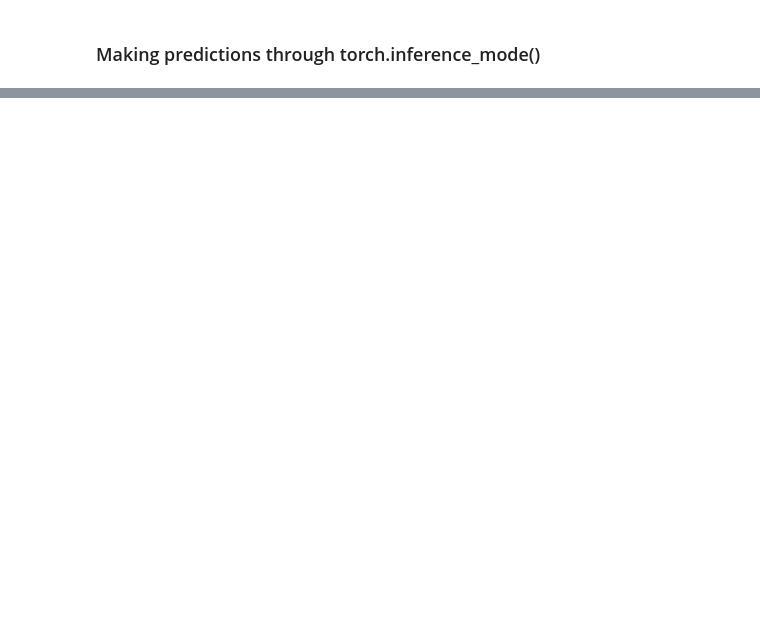
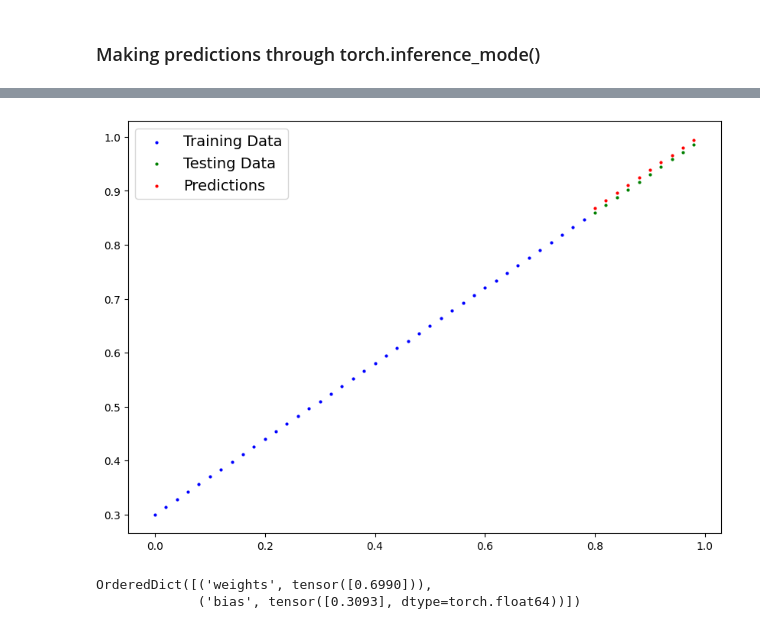
Before and after one commit to asimthaha/CV_fundamentals, a Jupyter notebook: 01_Pytorch_workflow.ipynb, the cells around one changed output, grey strips where cells are left out. Cells and saved outputs as stored; diff of their text form; code cells hidden in the pictures; blank space fills up the shorter version.

```diff
--- a/01_Pytorch_workflow.ipynb
+++ b/01_Pytorch_workflow.ipynb
@@ -193,0 +299,12 @@ Optimizer
+# %%
+with torch.inference_mode():
+  Y_pred_new = model0(X_test)
+# %%
+plot_predictions(predictions=Y_pred_new)
+# %% [output]
+[figure, added]
+# %%
+model0.state_dict()
+# %% [output]
+OrderedDict([('weights', tensor([0.6990])),
+             ('bias', tensor([0.3093], dtype=torch.float64))])
```
Also changed, not shown: parts of 10 cells of this notebook.
